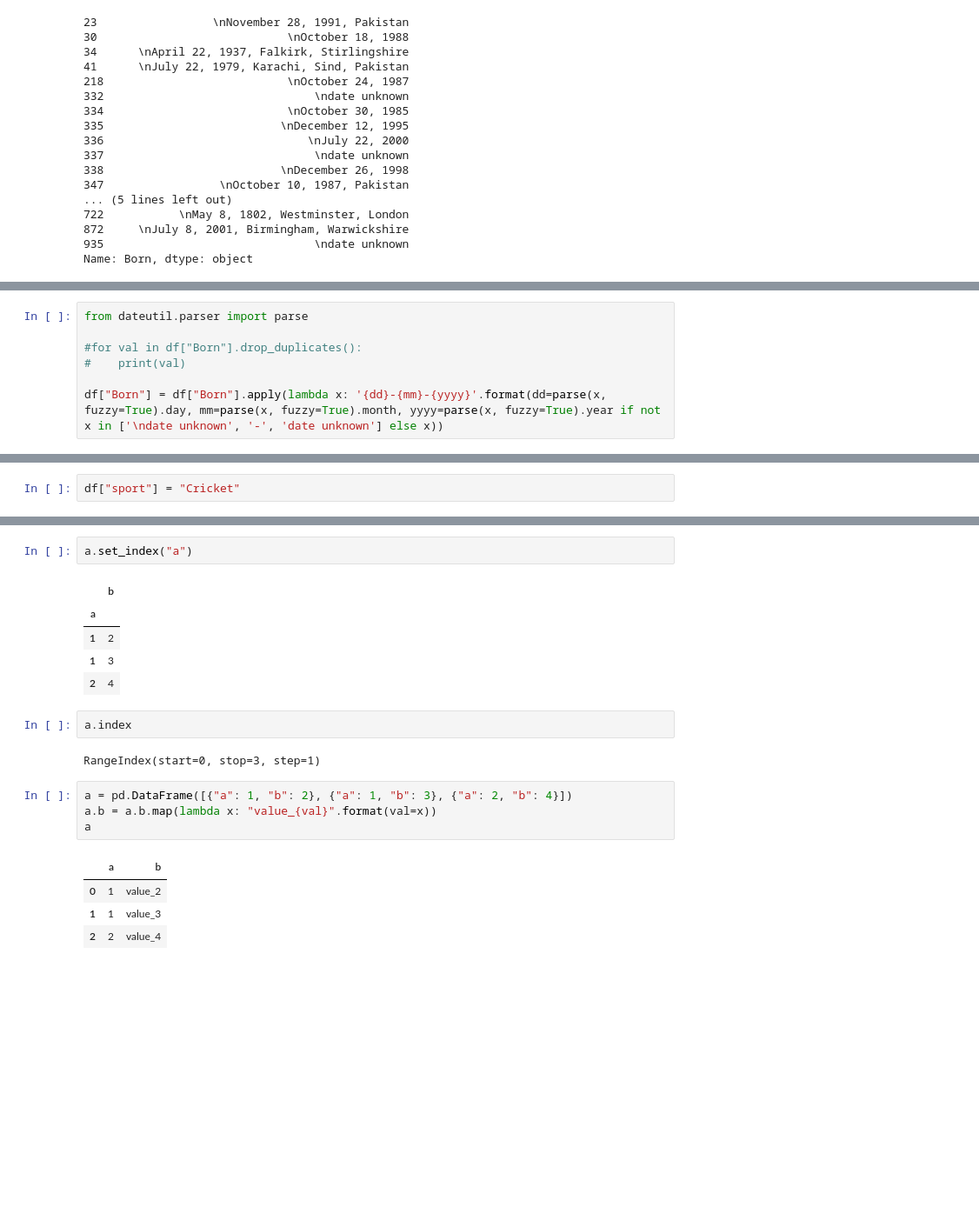
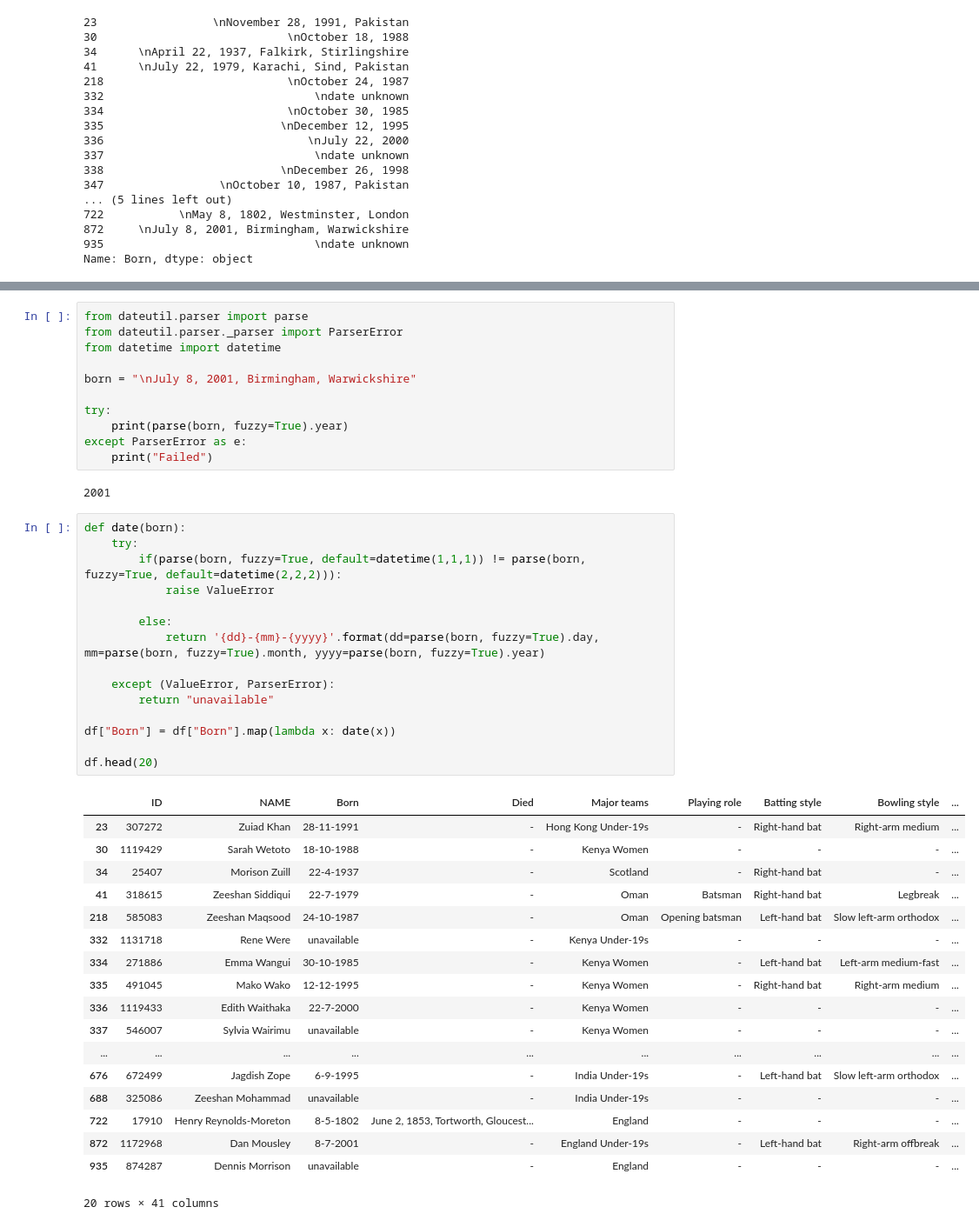
Before and after one commit to Google-STEP-2020-Sports-Data-Visualizer/Google-STEP-SearchTeam, a Jupyter notebook: cricVis/database_ingestion/data_exploration.ipynb, the cells around one changed output, grey strips where cells are left out. Shown at 87% size. Drawn from its saved outputs; the diff is of its cells as text; blank space fills up the shorter version.

Commit message:
docs: fiddle with data

```diff
--- a/cricVis/database_ingestion/data_exploration.ipynb
+++ b/cricVis/database_ingestion/data_exploration.ipynb
@@ -283,7 +243,0 @@ Name: Born, dtype: object
-# %%
-from dateutil.parser import parse
-
-#for val in df["Born"].drop_duplicates():
-#    print(val)
-
-df["Born"] = df["Born"].apply(lambda x: '{dd}-{mm}-{yyyy}'.format(dd=parse(x, fuzzy=True).day, mm=parse(x, fuzzy=True).month, yyyy=parse(x, fuzzy=True).year if not x in ['\ndate unknown', '-', 'date unknown'] else x))
@@ -418,2 +243,0 @@ Hence, no extra logic will be applied in trying to distinguish these names.
-# %%
-df["sport"] = "Cricket"
@@ -464,21 +244,47 @@ a
-# %%
-a.set_index("a")
-# %% [output]
-|  | b |
-| a |  |
-| 1 | 2 |
-| 1 | 3 |
-| 2 | 4 |
-# %%
-a.index
-# %% [output]
-RangeIndex(start=0, stop=3, step=1)
-# %%
-a = pd.DataFrame([{"a": 1, "b": 2}, {"a": 1, "b": 3}, {"a": 2, "b": 4}])
-a.b = a.b.map(lambda x: "value_{val}".format(val=x))
-a
-# %% [output]
-|  | a | b |
-| 0 | 1 | value_2 |
-| 1 | 1 | value_3 |
-| 2 | 2 | value_4 |
+# %%
+from dateutil.parser import parse
+from dateutil.parser._parser import ParserError
+from datetime import datetime
+
+born = "\nJuly 8, 2001, Birmingham, Warwickshire"
+
+try:
+    print(parse(born, fuzzy=True).year)
+except ParserError as e:
+    print("Failed")
+# %% [output]
+2001
+# %%
+def date(born):
+    try:
+        if(parse(born, fuzzy=True, default=datetime(1,1,1)) != parse(born, fuzzy=True, default=datetime(2,2,2))):
+            raise ValueError
+
+        else:
+            return '{dd}-{mm}-{yyyy}'.format(dd=parse(born, fuzzy=True).day, mm=parse(born, fuzzy=True).month, yyyy=parse(born, fuzzy=True).year)
+
+    except (ValueError, ParserError):
+        return "unavailable"
+
+df["Born"] = df["Born"].map(lambda x: date(x))
+
+df.head(20)
+# %% [output]
+|  | ID | NAME | Born | Died | Major teams | Playing role | Batting style | Bowling style | ... |
+| 23 | 307272 | Zuiad Khan | 28-11-1991 | - | Hong Kong Under-19s | - | Right-hand bat | Right-arm medium | ... |
+| 30 | 1119429 | Sarah Wetoto | 18-10-1988 | - | Kenya Women | - | - | - | ... |
+| 34 | 25407 | Morison Zuill | 22-4-1937 | - | Scotland | - | Right-hand bat | - | ... |
+| 41 | 318615 | Zeeshan Siddiqui | 22-7-1979 | - | Oman | Batsman | Right-hand bat | Legbreak | ... |
+| 218 | 585083 | Zeeshan Maqsood | 24-10-1987 | - | Oman | Opening batsman | Left-hand bat | Slow left-arm orthodox | ... |
+| 332 | 1131718 | Rene Were | unavailable | - | Kenya Under-19s | - | - | - | ... |
+| 334 | 271886 | Emma Wangui | 30-10-1985 | - | Kenya Women | - | Left-hand bat | Left-arm medium-fast | ... |
+| 335 | 491045 | Mako Wako | 12-12-1995 | - | Kenya Women | - | Right-hand bat | Right-arm medium | ... |
+| 336 | 1119433 | Edith Waithaka | 22-7-2000 | - | Kenya Women | - | - | - | ... |
+| 337 | 546007 | Sylvia Wairimu | unavailable | - | Kenya Women | - | - | - | ... |
+| ... | ... | ... | ... | ... | ... | ... | ... | ... | ... |
+| 676 | 672499 | Jagdish Zope | 6-9-1995 | - | India Under-19s | - | Left-hand bat | Slow left-arm orthodox | ... |
+| 688 | 325086 | Zeeshan Mohammad | unavailable | - | India Under-19s | - | - | - | ... |
+| 722 | 17910 | Henry Reynolds-Moreton | 8-5-1802 | June 2, 1853, Tortworth, Gloucest... | England | - | - | - | ... |
+| 872 | 1172968 | Dan Mousley | 8-7-2001 | - | England Under-19s | - | Left-hand bat | Right-arm offbreak | ... |
+| 935 | 874287 | Dennis Morrison | unavailable | - | England | - | - | - | ... |
+20 rows × 41 columns
```
Also changed, not shown: parts of 17 cells of this notebook, 2 other files.
